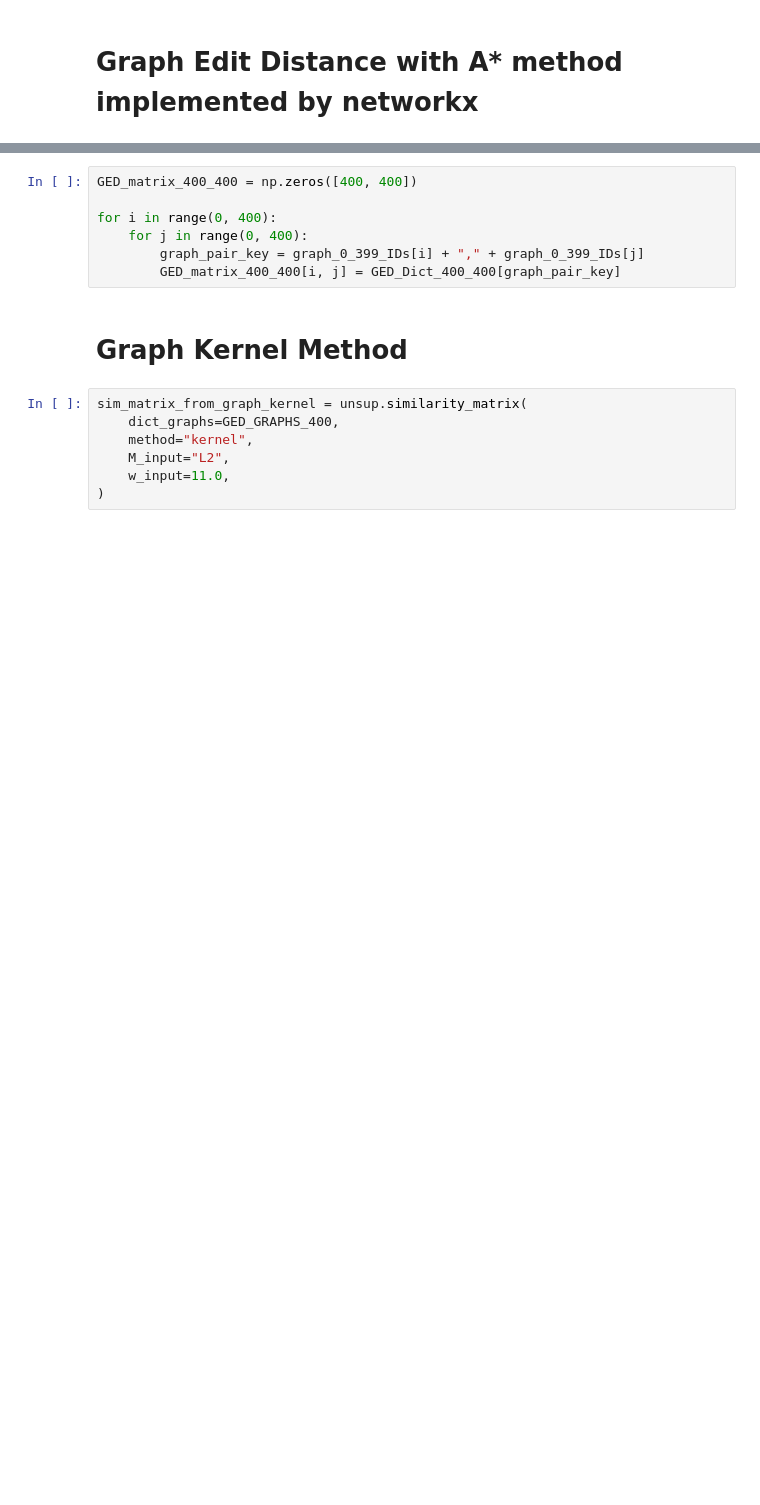
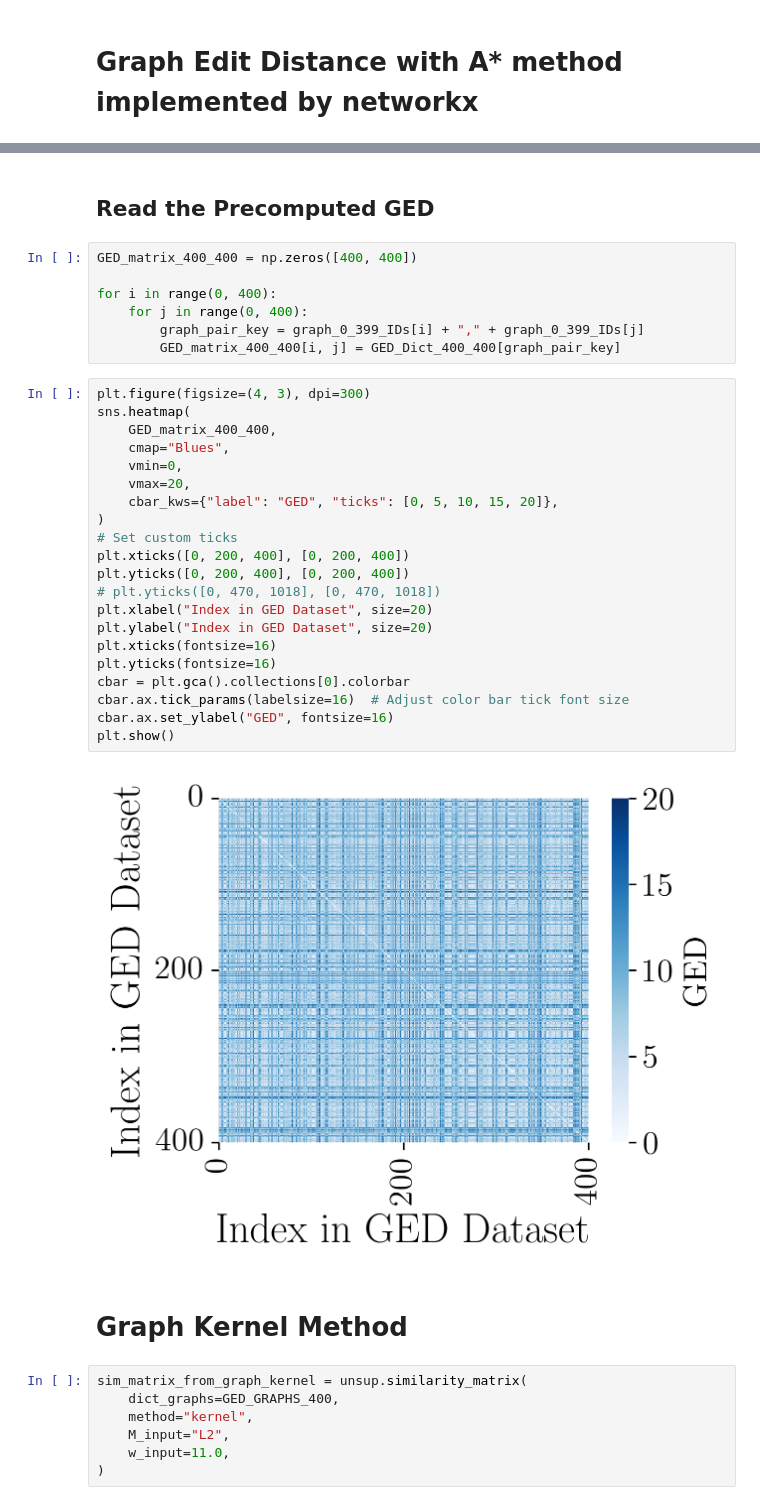
Before and after one commit to shijiale0609/MacroSimGNN, a Jupyter notebook: Dataset/Graph_Similarity_Calculation/Graph_Pairwise_Similarity_Calculation.ipynb, the cells around one changed output, grey strips where cells are left out. Saved outputs shown, nothing was run; the diff lists cells and outputs as text; blank space fills up the shorter version.

Commit message:
graph calculation

```diff
--- a/Dataset/Graph_Similarity_Calculation/Graph_Pairwise_Similarity_Calculation.ipynb
+++ b/Dataset/Graph_Similarity_Calculation/Graph_Pairwise_Similarity_Calculation.ipynb
@@ -91,6 +101,8 @@ GED_Dict_400_400[graph_pair_key]
 #    for j in range(0, 400):
 #        GED_matrix_400_400[i,j] = unsup.edit_distance(GED_GRAPHS_400[graph_0_399_IDs[i]],
 #                                                      GED_GRAPHS_400[graph_0_399_IDs[j]])
+# %% [markdown]
+## Read the Precomputed GED
 # %%
 GED_matrix_400_400 = np.zeros([400, 400])
 
@@ -98,6 +110,29 @@ for i in range(0, 400):
     for j in range(0, 400):
         graph_pair_key = graph_0_399_IDs[i] + "," + graph_0_399_IDs[j]
         GED_matrix_400_400[i, j] = GED_Dict_400_400[graph_pair_key]
+# %%
+plt.figure(figsize=(4, 3), dpi=300)
+sns.heatmap(
+    GED_matrix_400_400,
+    cmap="Blues",
+    vmin=0,
+    vmax=20,
+    cbar_kws={"label": "GED", "ticks": [0, 5, 10, 15, 20]},
+)
+# Set custom ticks
+plt.xticks([0, 200, 400], [0, 200, 400])
+plt.yticks([0, 200, 400], [0, 200, 400])
+# plt.yticks([0, 470, 1018], [0, 470, 1018])
+plt.xlabel("Index in GED Dataset", size=20)
+plt.ylabel("Index in GED Dataset", size=20)
+plt.xticks(fontsize=16)
+plt.yticks(fontsize=16)
+cbar = plt.gca().collections[0].colorbar
+cbar.ax.tick_params(labelsize=16)  # Adjust color bar tick font size
+cbar.ax.set_ylabel("GED", fontsize=16)
+plt.show()
+# %% [output]
+[figure, added]
 # %% [markdown]
 # Graph Kernel Method
 # %%
```
Also changed, not shown: parts of 9 cells of this notebook.
